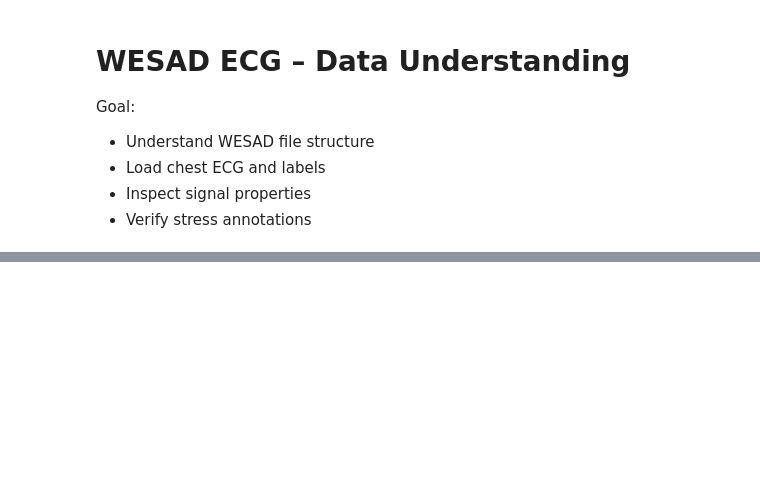
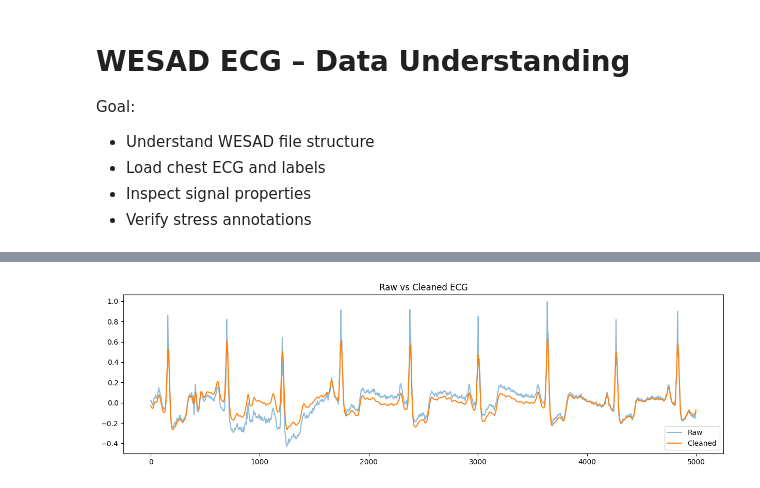
Before and after one commit to Saber0722/HRV-Analysis-for-Stress-Sleep-Monitoring, a Jupyter notebook: src/eda.ipynb, the cells around one changed output, grey strips where cells are left out. Saved outputs shown, nothing was run; the diff lists cells and outputs as text; code cells hidden in the pictures; blank space fills up the shorter version.

```diff
--- a/src/eda.ipynb
+++ b/src/eda.ipynb
@@ -26,0 +108,10 @@ FileNotFoundError: [Errno 2] No such file or directory: '../data/wesad'
+# %%
+ecg_cleaned = nk.ecg_clean(ecg, sampling_rate=FS)
+
+plt.plot(ecg[:5000], label="Raw", alpha=0.5)
+plt.plot(ecg_cleaned[:5000], label="Cleaned")
+plt.legend()
+plt.title("Raw vs Cleaned ECG")
+plt.show()
+# %% [output]
+[figure, added]
```
Also changed, not shown: parts of 11 cells of this notebook, 3 other files.
